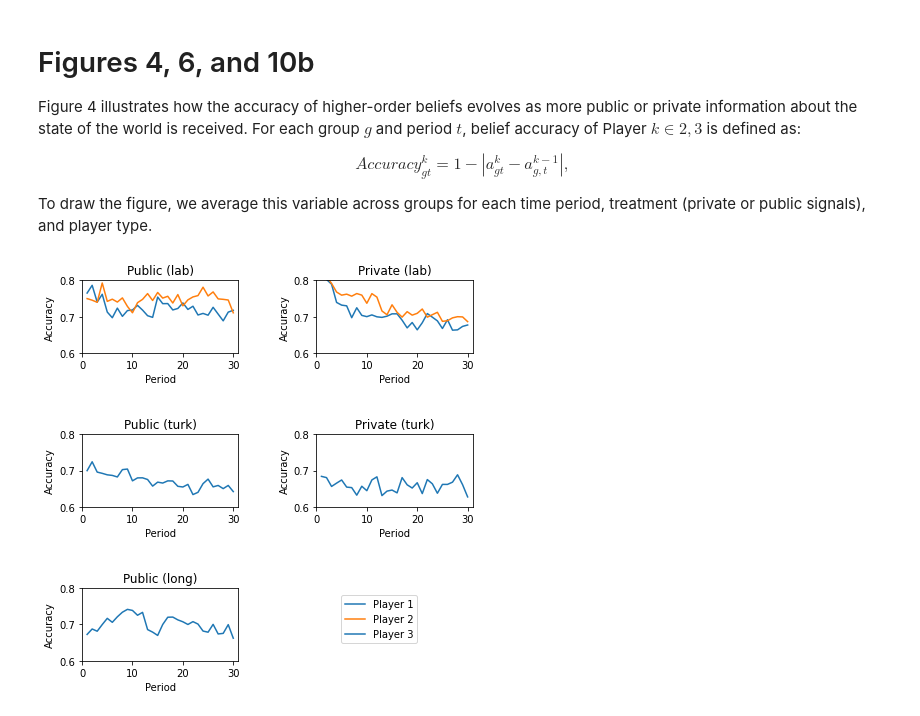
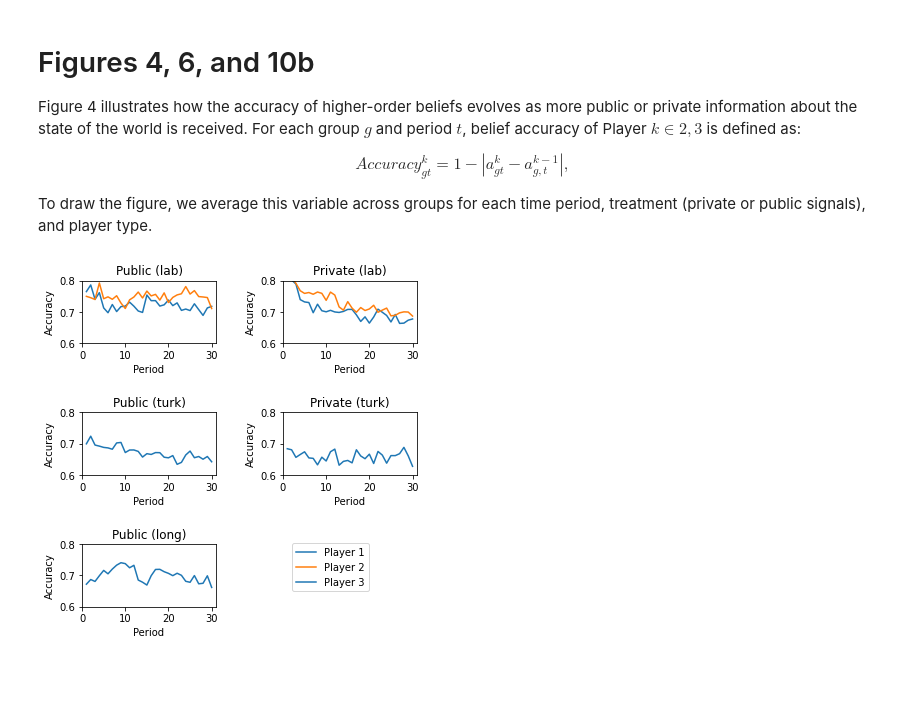
Before and after one commit to pevdokim/Higher-order-Learning, a Jupyter notebook: common_jupyter.ipynb, the cells around one changed output. Cells and saved outputs as stored; diff of their text form; code cells hidden in the pictures; blank space fills up the shorter version.

```diff
--- a/common_jupyter.ipynb
+++ b/common_jupyter.ipynb
@@ -448,93 +448,88 @@ import pandas as pd
 from matplotlib import pyplot as plt
 
 # load the data
+df = pd.read_csv("data_ee.csv")
 
-data = pd.read_csv("data_ee.csv")
+# sort the data and create a variable keeping track of the partner's guess (row above or below, depending on condition)
+df = df.sort_values(by=["lon", "mturk", "private", "ses", "round", "gameperiod", "group", "type"]).reset_index()
+df["guess_prev"] = df.shift(1).guess
+df["guess_next"] = df.shift(-1).guess
 
-# separate it by player
 
-data1 = data[data.type == 1]
-data2 = data[data.type == 2]
-data3 = data[data.type == 3]
+# define a function for computing belief accuracy
+def acc_compute(row):
+    if row.mturk == 0:
+        return 1-abs(row["guess"]-row["guess_prev"])
+    elif (row.mturk == 1) & (row.type == 2):
+        return 1 - abs(row["guess2"] - row["guess_prev"])
+    elif (row.mturk == 1) & (row.type == 1):
+        return 1 - abs(row["guess2"]-row["guess_next"])
 
-# merge by matching group, so that P1 and P2 beliefs are in the same row
 
-data_merged = pd.merge(data1,
-                       data2,
-                       on=(["mturk", "lon", "private", "ses", "round", "gameperiod", "group"]),
-                       how="outer"
-                       )
+# apply this function to every row
+df["acc"] = df.apply(acc_compute, axis=1)
 
-data_merged = pd.merge(data_merged,
-                       data3,
-                       on=(["mturk", "lon", "private", "ses", "round", "gameperiod", "group"]),
-                       how="outer"
-                       )
 
-# compute the belief accuracy variable
+# create a variable indexing player role in both lab and mturk treatments
+def labtype(row):
+    if row["mturk"]==0:
+        return row["type"]
+    else:
+        return 2
 
-data_merged["accuracy2"] = 1-abs(data_merged["guess_x"]-data_merged["guess_y"])
-data_merged["accuracy3"] = 1-abs(data_merged["guess_y"]-data_merged["guess"])
-# accuracy of Mturk p2 beliefs arbitarily assigned a type of 1
-data_merged["accuracy2_turk_1"] = 1-abs(data_merged["guess2_x"]-data_merged["guess_y"])
-# accuracy of Mturk p2 beliefs arbitarily assigned a type of 2
-data_merged["accuracy2_turk_2"] = 1-abs(data_merged["guess2_y"]-data_merged["guess_x"])
-# overall accuracy of Mturk p2 beliefs
-data_merged["accuracy2_turk"] = 0.5 * (data_merged["accuracy2_turk_1"] + data_merged["accuracy2_turk_2"])
+df["labtype"] = df.apply(labtype, axis=1)
 
-# average the belief accuracy variable by treatment and period
 
-acc2_mean = data_merged.groupby(["mturk", "lon", "private", "gameperiod"]).accuracy2.mean().reset_index()
-acc3_mean = data_merged.groupby(["mturk", "lon", "private", "gameperiod"]).accuracy3.mean().reset_index()
-acc2_turk_mean = data_merged.groupby(["mturk", "lon", "private", "gameperiod"]).accuracy2_turk.mean().reset_index()
+# compute mean accuracy by player role
+acc_mean = df[df.labtype>1].groupby(["mturk", "lon", "private", "gameperiod", "labtype"]).acc.mean().reset_index()
+
 
 # make the plots
+fig, ax = plt.subplots(nrows=2, ncols=2, figsize=(6, 6))
 
-fig, ax = plt.subplots(nrows=2, ncols=2, figsize=(7, 7))
+plt.subplot(3, 2, 1, title="Public (lab)")
 
-plt.subplot(3,2,1, title="Public (lab)")
-
-plt.plot(range(1,31),acc2_mean[(acc2_mean.mturk==0) & (acc2_mean.lon==0) & (acc2_mean.private==0)].accuracy2)
-plt.plot(range(1,31),acc3_mean[(acc2_mean.mturk==0) & (acc2_mean.lon==0) & (acc2_mean.private==0)].accuracy3)
+plt.plot(range(1,31), acc_mean[(acc_mean.mturk==0) & (acc_mean.lon==0) & (acc_mean.private==0) & (acc_mean.labtype==2)].acc)
+plt.plot(range(1,31), acc_mean[(acc_mean.mturk==0) & (acc_mean.lon==0) & (acc_mean.private==0) & (acc_mean.labtype==3)].acc)
 plt.axis([0,31,.6,.8])
 plt.xlabel("Period")
 plt.ylabel("Accuracy")
 
-plt.subplot(3,2,2, title="Private (lab)")
+plt.subplot(3, 2, 2, title="Private (lab)")
 
-plt.plot(range(1,31),acc2_mean[(acc2_mean.mturk==0) & (acc2_mean.lon==0) & (acc2_mean.private==1)].accuracy2)
-plt.plot(range(1,31),acc3_mean[(acc2_mean.mturk==0) & (acc2_mean.lon==0) & (acc2_mean.private==1)].accuracy3)
+plt.plot(range(1,31), acc_mean[(acc_mean.mturk==0) & (acc_mean.lon==0) & (acc_mean.private==1) & (acc_mean.labtype==2)].acc)
+plt.plot(range(1,31), acc_mean[(acc_mean.mturk==0) & (acc_mean.lon==0) & (acc_mean.private==1) & (acc_mean.labtype==3)].acc)
 plt.axis([0,31,.6,.8])
 plt.xlabel("Period")
 plt.ylabel("Accuracy")
 
-plt.subplot(3,2,3, title="Public (turk)")
+plt.subplot(3, 2, 3, title="Public (turk)")
 
-plt.plot(range(1,31),acc2_turk_mean[(acc2_turk_mean.mturk==1) & (acc2_turk_mean.lon==0) & (acc2_turk_mean.private==0)].accuracy2_turk)
+plt.plot(range(1,31), acc_mean[(acc_mean.mturk==1) & (acc_mean.lon==0) & (acc_mean.private==0) & (acc_mean.labtype==2)].acc)
 plt.axis([0,31,.6,.8])
 plt.xlabel("Period")
 plt.ylabel("Accuracy")
 
-plt.subplot(3,2,4, title="Private (turk)")
+plt.subplot(3, 2, 4, title="Private (turk)")
 
-plt.plot(range(1,31),acc2_turk_mean[(acc2_turk_mean.mturk==1) & (acc2_turk_mean.lon==0) & (acc2_turk_mean.private==1)].accuracy2_turk)
+plt.plot(range(1,31), acc_mean[(acc_mean.mturk==1) & (acc_mean.lon==0) & (acc_mean.private==1) & (acc_mean.labtype==2)].acc)
 plt.axis([0,31,.6,.8])
 plt.xlabel("Period")
 plt.ylabel("Accuracy")
 
-plt.subplot(3,2,5, title="Public (long)")
+plt.subplot(3, 2, 5, title="Public (long)")
 
-plt.plot(range(1,31),acc2_turk_mean[(acc2_turk_mean.mturk==1) & (acc2_turk_mean.lon==1) & (acc2_turk_mean.private==0)].accuracy2_turk)
+plt.plot(range(1,31), acc_mean[(acc_mean.mturk==1) & (acc_mean.lon==1) & (acc_mean.private==0) & (acc_mean.labtype==2)].acc)
 plt.axis([0,31,.6,.8])
 plt.xlabel("Period")
 plt.ylabel("Accuracy")
 
 plt.subplots_adjust(wspace=.5)
 plt.subplots_adjust(hspace=1.1)
 
 fig.legend(["Player 1", "Player 2", "Player 3"], loc='lower right', bbox_to_anchor=(0.8, .15)
 )
 
 plt.show()
 # %% [output]
-[figure, old version]
+[figure, new version]
```
Also changed, not shown: parts of 3 cells of this notebook, 1 other file.
